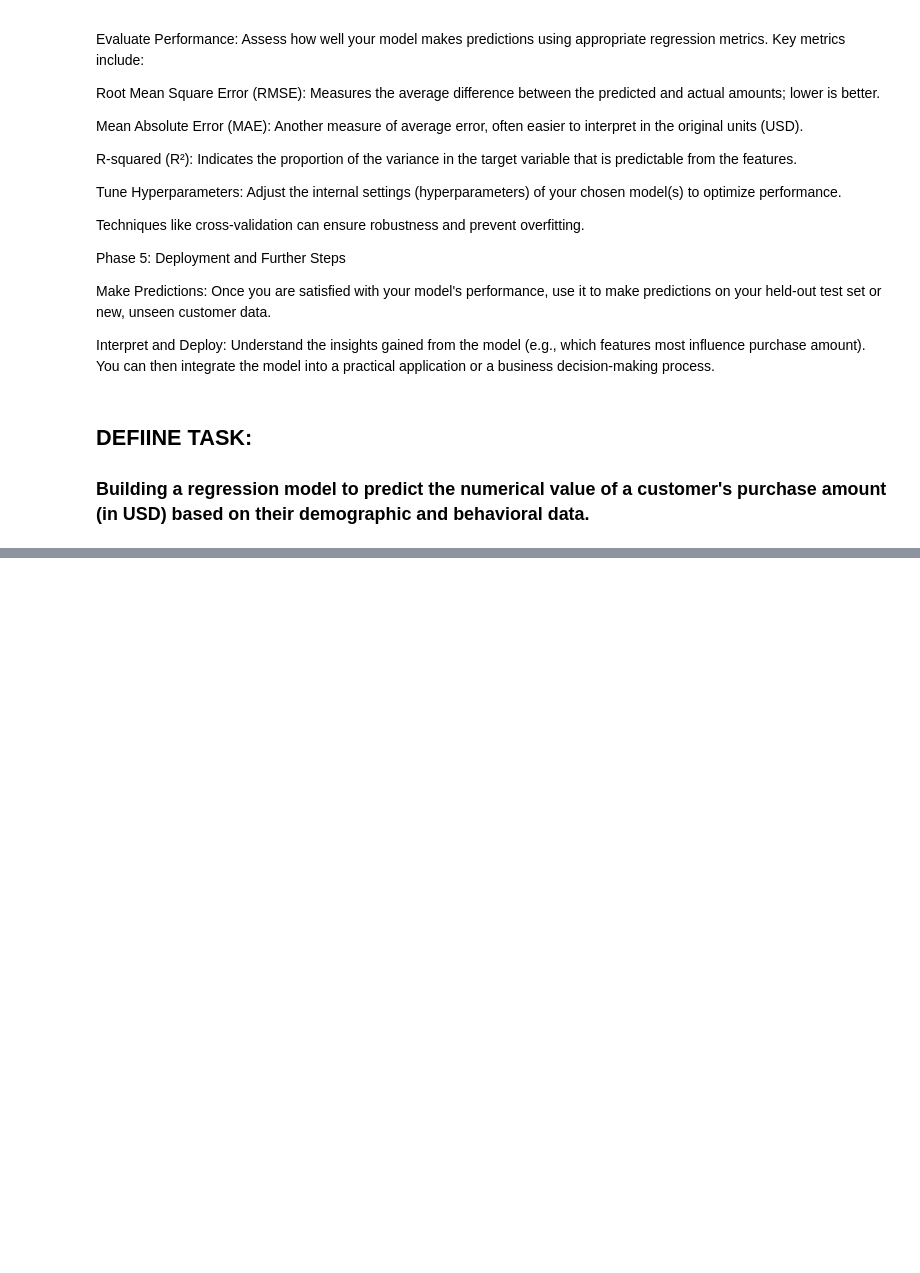
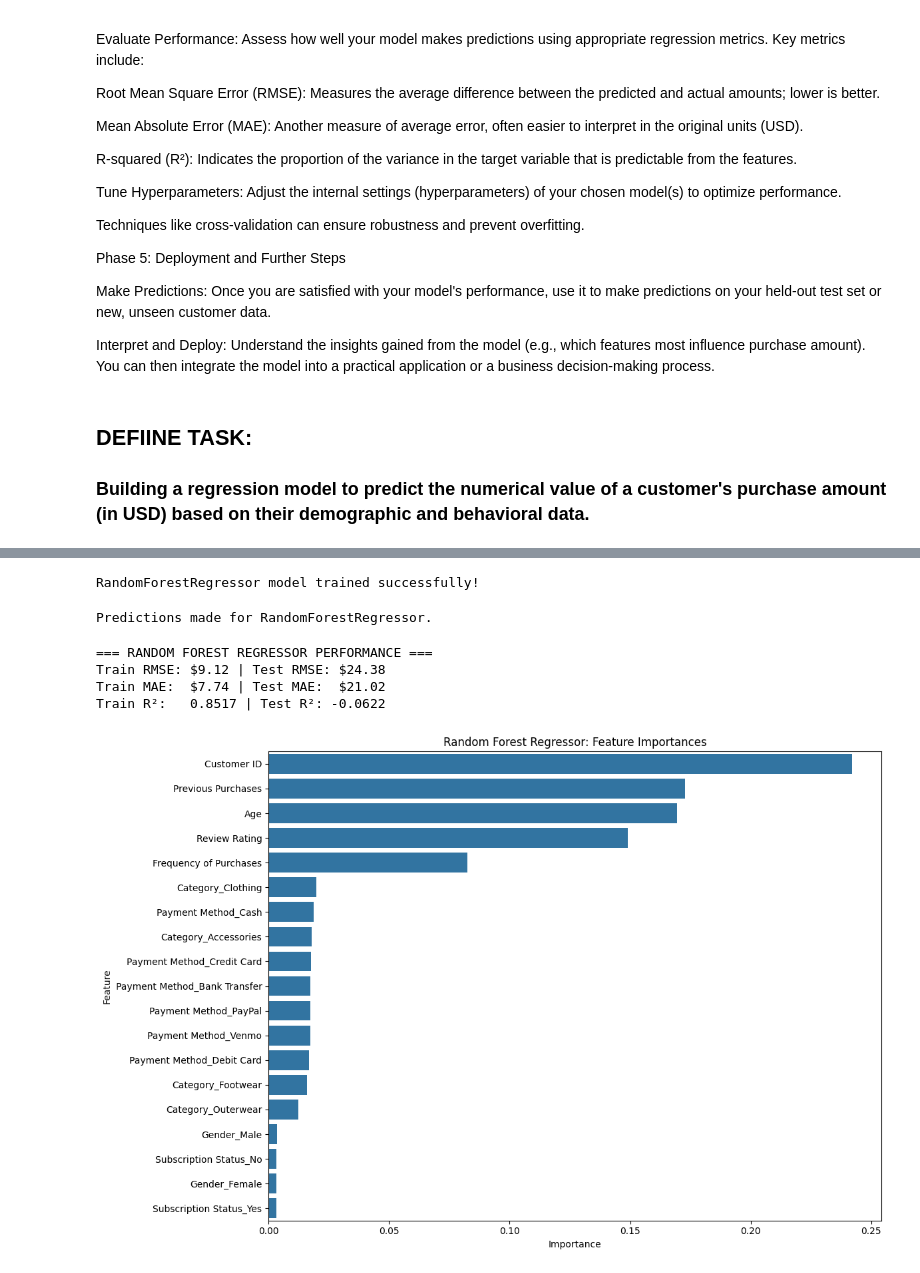
Before and after one commit to Jack-ki1/MARTIAL_JENGA_PROJECT_AI_ENGINEERING, a Jupyter notebook: FINAL_PROJECT.ipynb, the cells around one changed output, grey strips where cells are left out. Saved outputs shown, nothing was run; the diff lists cells and outputs as text; code cells hidden in the pictures; blank space fills up the shorter version.

```diff
--- a/FINAL_PROJECT.ipynb
+++ b/FINAL_PROJECT.ipynb
@@ -85,4 +162,4 @@ df.columns
 # %%
-df.drop(['Item Purchased','Location', 'Size', 'Color', 'Season','Shipping Type', 'Discount Applied', 'Promo Code Used','Preferred Payment Method'], axis=1, inplace=True)
+df.drop(['Item Purchased','Location', 'Size', 'Color', 'Season','Shipping Type', 'Discount Applied', 'Promo Code Used'], axis=1, inplace=True)
 display("SHAPE OF THE DATASET:",df.shape)
 display("INFORMATION ON THE DATASET:",df.info())
@@ -214,0 +453,12 @@ print(f"Train R²:   {train_r2:.4f} | Test R²: {test_r2:.4f}")
+# %%
+print("Starting GridSearchCV. This may take some time...")
+# Fit GridSearchCV to the training data
+grid_search_rf.fit(X_train_scaled, y_train)
+
+print("GridSearchCV finished.")
+
+# Print the best parameters found
+print(f"Best parameters: {grid_search_rf.best_params_}")
+
+# Print the best score (negative MSE, so we negate it for RMSE)
+print(f"Best cross-validation RMSE: {np.sqrt(-grid_search_rf.best_score_):,.2f}")
@@ -215 +494,66 @@ print(f"Train R²:   {train_r2:.4f} | Test R²: {test_r2:.4f}")
+# %%
+# Initialize the RandomForestRegressor model
+# You can tune hyperparameters like n_estimators, max_depth, etc. for better performance
+model_rf = RandomForestRegressor(random_state=42)
+
+# Train the model on the scaled training data
+model_rf.fit(X_train_scaled, y_train)
+
+print("RandomForestRegressor model trained successfully!")
+# %% [output]
+RandomForestRegressor model trained successfully!
+# %%
+# Make predictions on the training and test sets
+y_train_pred_rf = model_rf.predict(X_train_scaled)
+y_test_pred_rf = model_rf.predict(X_test_scaled)
+
+print("Predictions made for RandomForestRegressor.")
+# %% [output]
+Predictions made for RandomForestRegressor.
+# %%
+import numpy as np
+
+# Calculate key regression metrics for RandomForestRegressor
+train_mse_rf = mean_squared_error(y_train, y_train_pred_rf)
+test_mse_rf = mean_squared_error(y_test, y_test_pred_rf)
+
+train_rmse_rf = np.sqrt(train_mse_rf)
+test_rmse_rf = np.sqrt(test_mse_rf)
+
+train_mae_rf = mean_absolute_error(y_train, y_train_pred_rf)
+test_mae_rf = mean_absolute_error(y_test, y_test_pred_rf)
+
+train_r2_rf = r2_score(y_train, y_train_pred_rf)
+test_r2_rf = r2_score(y_test, y_test_pred_rf)
+
+print("=== RANDOM FOREST REGRESSOR PERFORMANCE ===")
+print(f"Train RMSE: ${train_rmse_rf:,.2f} | Test RMSE: ${test_rmse_rf:,.2f}")
+print(f"Train MAE:  ${train_mae_rf:,.2f} | Test MAE:  ${test_mae_rf:,.2f}")
+print(f"Train R²:   {train_r2_rf:.4f} | Test R²: {test_r2_rf:.4f}")
+# %% [output]
+=== RANDOM FOREST REGRESSOR PERFORMANCE ===
+Train RMSE: $9.12 | Test RMSE: $24.38
+Train MAE:  $7.74 | Test MAE:  $21.02
+Train R²:   0.8517 | Test R²: -0.0622
+# %%
+import matplotlib.pyplot as plt
+import pandas as pd
+
+# Get feature importances from the Random Forest model
+feature_importances_rf = model_rf.feature_importances_
+
+# Create a DataFrame for easy sorting and visualization
+feature_importance_df_rf = pd.DataFrame({'Feature': X.columns, 'Importance': feature_importances_rf})
+feature_importance_df_rf = feature_importance_df_rf.sort_values(by='Importance', ascending=False)
+
+# Plot the feature importances
+plt.figure(figsize=(12, 8))
+sns.barplot(x='Importance', y='Feature', data=feature_importance_df_rf)
+plt.title('Random Forest Regressor: Feature Importances')
+plt.xlabel('Importance')
+plt.ylabel('Feature')
+plt.tight_layout()
+plt.show()
+# %% [output]
+[figure, added]
 # %%
```
Also changed, not shown: parts of 17 cells of this notebook.
